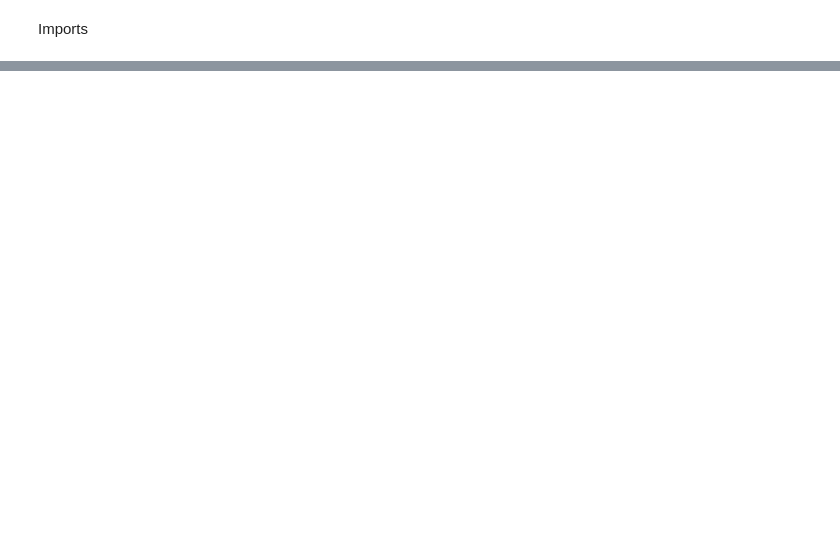
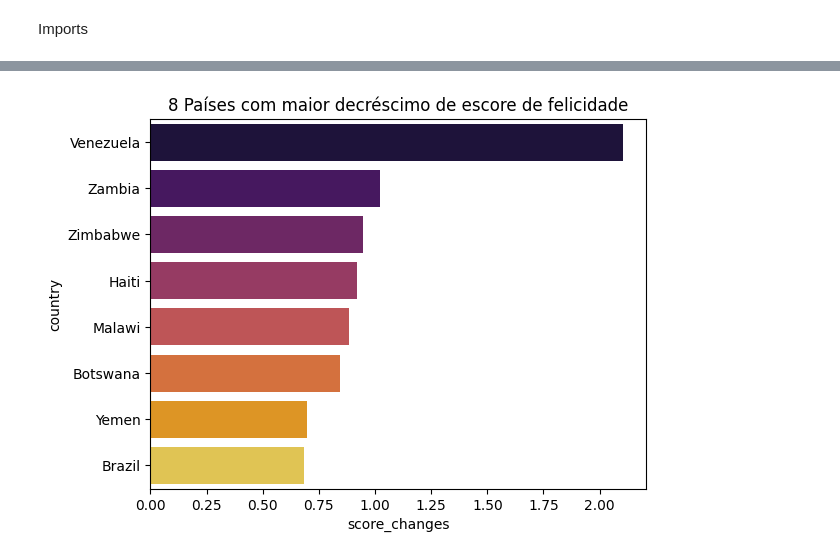
Before and after one commit to crismassaneiro/world-happiness-report, a Jupyter notebook: analisys.ipynb, the cells around one changed output, grey strips where cells are left out. Cells and saved outputs as stored; diff of their text form; code cells hidden in the pictures; blank space fills up the shorter version.

Commit message:
Gerando o gráfico de países mais felizes e menos felizes...

```diff
--- a/analisys.ipynb
+++ b/analisys.ipynb
@@ -345,0 +111,14 @@ all_datasets.describe().reset_index().to_csv('./toicinhasexy.csv')
+# %%
+df_2015 = all_datasets[all_datasets["year"] == 2015]
+df_2016 = all_datasets[all_datasets["year"] == 2016]
+df_2017 = all_datasets[all_datasets["year"] == 2017]
+df_2018 = all_datasets[all_datasets["year"] == 2018]
+df_2019 = all_datasets[all_datasets["year"] == 2019]
+df=pd.merge(df_2015,df_2016,on="country",suffixes=("_2015","_2016"))
+df2=pd.merge(df,df_2017,on="country",suffixes=("_2016","_2017"))
+df3=pd.merge(df2,df_2018,on="country",suffixes=("_2017","_2018"))
+df4=pd.merge(df3,df_2019,on="country",suffixes=("_2018","_2019"))
+df4.rename(columns={'happiness_score': 'happiness_score_2019'},inplace=True)
+df_graph = df4[["country","happiness_score_2015","happiness_score_2016","happiness_score_2017","happiness_score_2018","happiness_score_2019"]]
+df_graph['score_changes']=df_graph['happiness_score_2015']-df_graph["happiness_score_2019"].round(3)
+df_graph2 = df_graph.sort_values(by = 'score_changes', ascending = False)
@@ -345,0 +141,6 @@ all_datasets.describe().reset_index().to_csv('./toicinhasexy.csv')
+# %%
+sns.barplot(y = df_graph2["country"][:8], x = df_graph2["score_changes"][:8],palette="inferno")
+plt.title('8 Países com maior decréscimo de escore de felicidade')
+plt.show()
+# %% [output]
+[figure, added]
```
Also changed, not shown: parts of 63 cells of this notebook, 2 other files.
